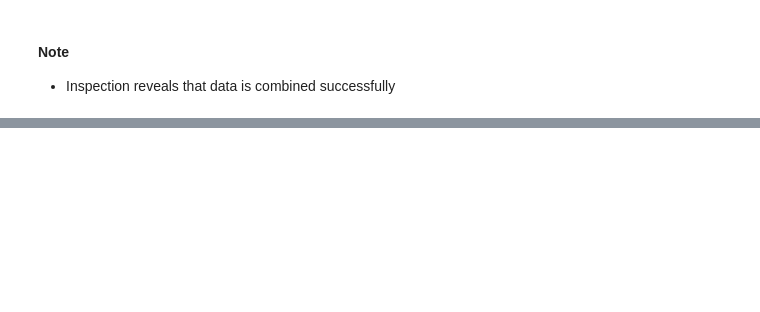
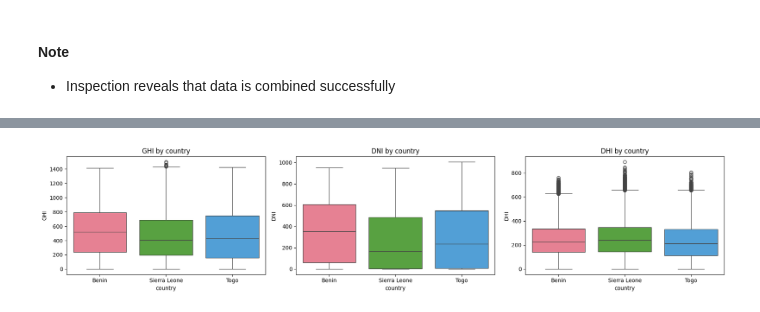
Before and after one commit to Ty-Miki/solar-challenge-week0, a Jupyter notebook: notebooks/compare_countries.ipynb, the cells around one changed output, grey strips where cells are left out. Saved outputs shown, nothing was run; the diff lists cells and outputs as text; code cells hidden in the pictures; blank space fills up the shorter version.

Commit message:
Made some modfication on grouped box plot generator, created grouped boxplots for relevant columns, interpreted plots and made initial assumption

```diff
--- a/notebooks/compare_countries.ipynb
+++ b/notebooks/compare_countries.ipynb
@@ -54,3 +74,11 @@ combined_df.shape
 #### Note
 
 - Inspection reveals that data is combined successfully
+# %%
+# Plot box plots using combined data and PlotGenerator
+
+from plot_generator import PlotGenerator
+
+plot_gen = PlotGenerator()
+plot_gen.plot_box_grouped(df=combined_df, columns=["GHI", "DNI", "DHI"], group_column="country", color=True)
+# %% [output]
@@ -56,0 +89 @@ combined_df.shape
+[figure, added]
```
Also changed, not shown: parts of 5 cells of this notebook, 1 other file.
